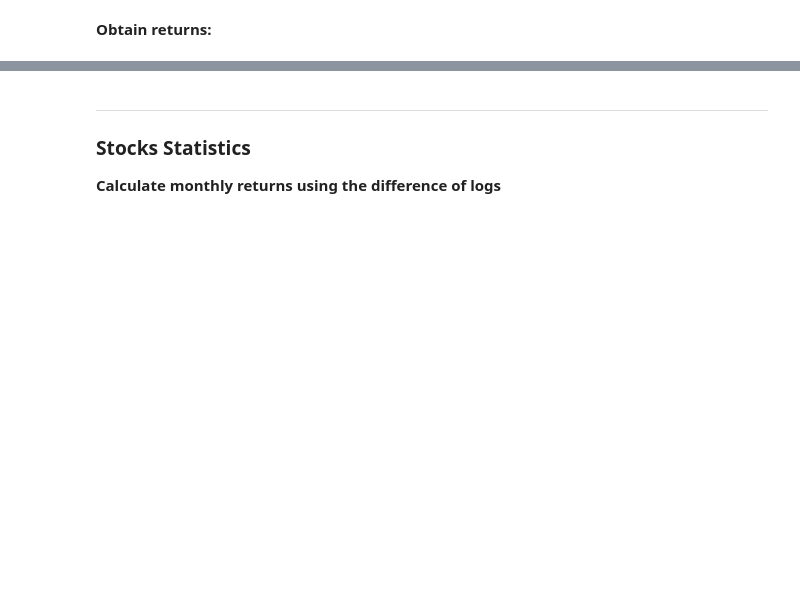
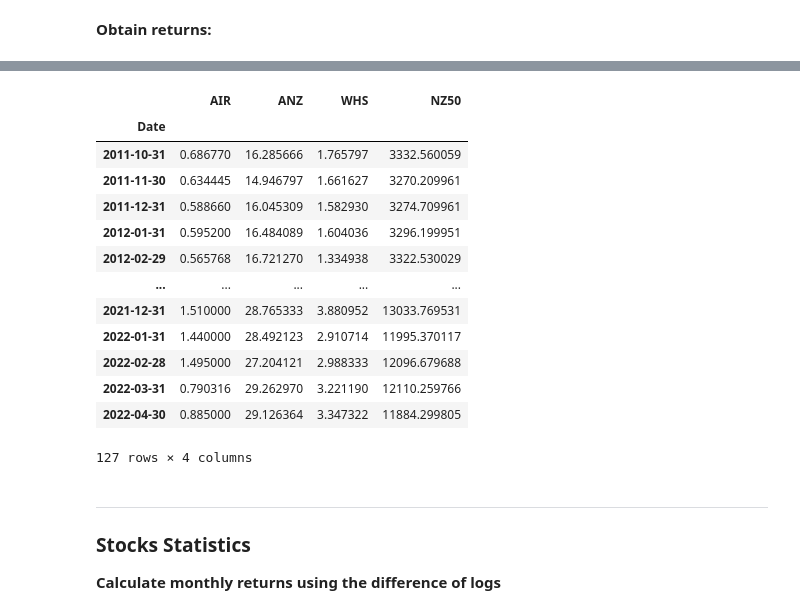
Before and after one commit to blucap/BDBA904, a Jupyter notebook: Chapter 10 - Intro.ipynb, the cells around one changed output, grey strips where cells are left out. Saved outputs shown, nothing was run; the diff lists cells and outputs as text; code cells hidden in the pictures; blank space fills up the shorter version.

```diff
--- a/Chapter 10 - Intro.ipynb
+++ b/Chapter 10 - Intro.ipynb
@@ -116,3 +115,20 @@ array([<AxesSubplot:xlabel='Date'>, <AxesSubplot:xlabel='Date'>,
+# %%
+data
+# %% [output]
+|  | AIR | ANZ | WHS | NZ50 |
+| Date |  |  |  |  |
+| 2011-10-31 | 0.686770 | 16.285666 | 1.765797 | 3332.560059 |
+| 2011-11-30 | 0.634445 | 14.946797 | 1.661627 | 3270.209961 |
+| 2011-12-31 | 0.588660 | 16.045309 | 1.582930 | 3274.709961 |
+| 2012-01-31 | 0.595200 | 16.484089 | 1.604036 | 3296.199951 |
+| 2012-02-29 | 0.565768 | 16.721270 | 1.334938 | 3322.530029 |
+| ... | ... | ... | ... | ... |
+| 2021-12-31 | 1.510000 | 28.765333 | 3.880952 | 13033.769531 |
+| 2022-01-31 | 1.440000 | 28.492123 | 2.910714 | 11995.370117 |
+| 2022-02-28 | 1.495000 | 27.204121 | 2.988333 | 12096.679688 |
+| 2022-03-31 | 0.790316 | 29.262970 | 3.221190 | 12110.259766 |
+| 2022-04-30 | 0.885000 | 29.126364 | 3.347322 | 11884.299805 |
+127 rows × 4 columns
 # %% [markdown]
 ---
 
```
Also changed, not shown: parts of 43 cells of this notebook, 4 other files.
